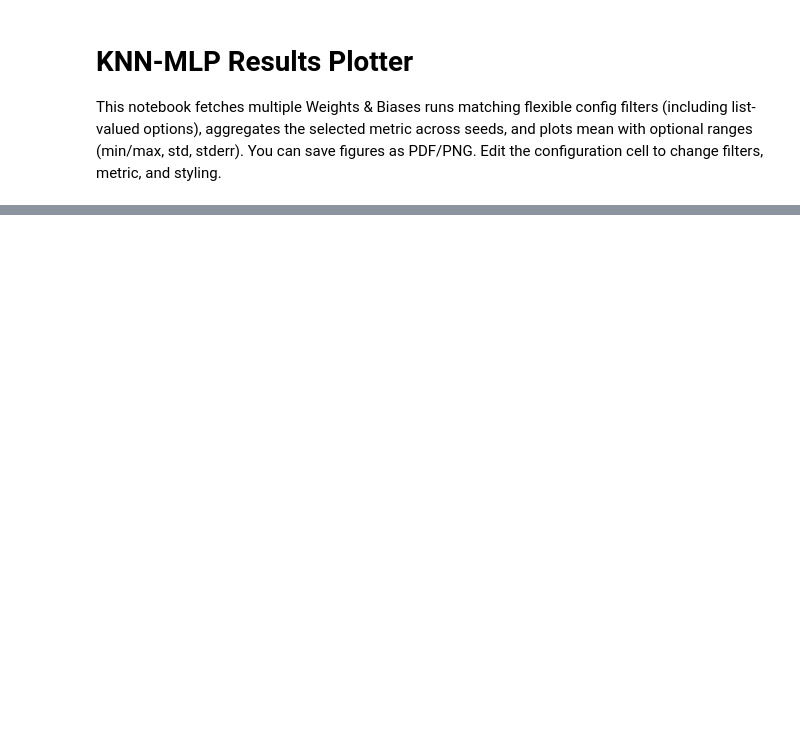
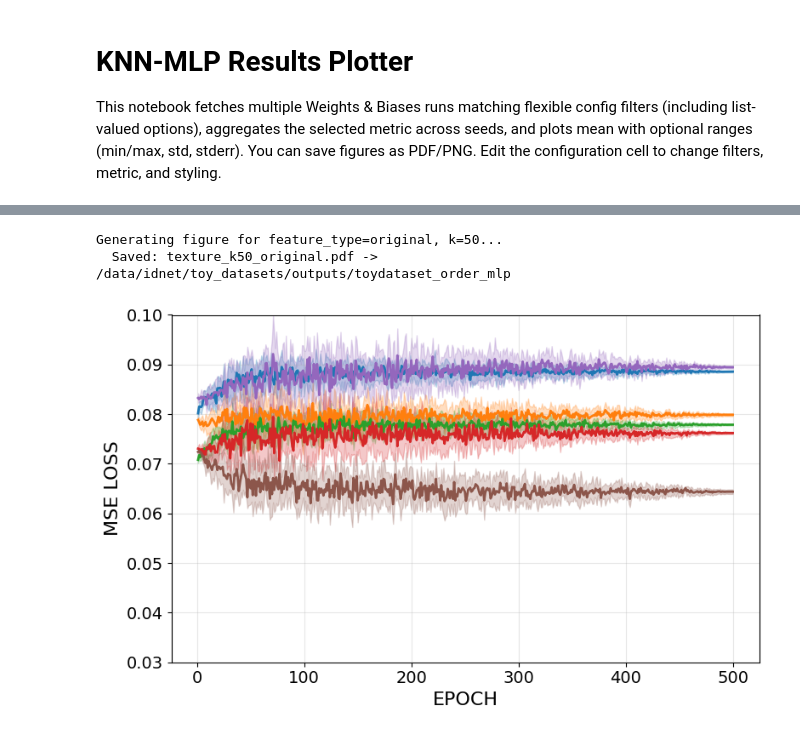
Before and after one commit to hesamaraghi/idnet, a Jupyter notebook: toy_datasets/knn_mlp_results.ipynb, the cells around one changed output, grey strips where cells are left out. Drawn from its saved outputs; the diff is of its cells as text; code cells hidden in the pictures; blank space fills up the shorter version.

```diff
--- a/toy_datasets/knn_mlp_results.ipynb
+++ b/toy_datasets/knn_mlp_results.ipynb
@@ -412,0 +725,80 @@ except Exception as e:
+# %%
+# Generate 2 figures for texture comparison at k=50
+# Figure 1: Original (Baseline) with 10 textures
+# Figure 2: Both (w/ Eigenvalues + Density) with 10 textures
+SAVE_PDF = True
+SAVE_DIR = os.path.join("outputs", "toydataset_order_mlp")
+K_VAL = 50
+
+try:
+    api = wandb.Api()
+
+    # Generate one figure per feature type
+    for feature_type in ["original", "both"]:
+        print(f"\nGenerating figure for feature_type={feature_type}, k={K_VAL}...")
+
+        # Create base filter
+        base_filter = {
+            "k": K_VAL,
+            "feature_type": feature_type,
+            "fg_image_path": TEXTURE_FILES,
+            "intensity_pos_threshold": 0.02,
+            "intensity_neg_threshold": 0.02,
+        }
+
+        # Plot using plot_metric_over_epochs
+        plot_metric_over_epochs(
+            api=api,
+            entity=ENTITY,
+            project=PROJECT,
+            base_filter=base_filter,
+            metric=METRIC,
+            range_type=RANGE_TYPE,
+            include_fill=INCLUDE_FILL,
+            alpha=ALPHA,
+            linewidth=LINEWIDTH,
+            figsize=FIGSIZE,
+            title=None,  # No title
+            grid=GRID,
+            show_legend=False,  # No legend to avoid crowding
+            color_by_key="fg_image_path",
+            color_palette=TEXTURE_COLOR_DICT,
+            label_map=None,  # No label mapping needed
+            fontsize_title=FONTSIZE_TITLE,
+            fontsize_labels=FONTSIZE_LABELS,
+            fontsize_ticks=FONTSIZE_TICKS,
+            fontsize_legend=FONTSIZE_LEGEND,
+            ylim=(0.03, 0.10),
+            x_axis="epoch",
+            x_label="EPOCH",
+            y_label="MSE LOSS",
+            use_cache=USE_CACHE,
+            refresh_cache=REFRESH_CACHE,
+            cache_dir=CACHE_DIR,
+        )
+
+        # Save figure
+        feature_label = LABEL_MAP.get(feature_type, feature_type).replace(" ", "_").replace("/", "_")
+        filename = f"texture_k{K_VAL}_{feature_type}"
+
+        if SAVE_PDF or SAVE_PNG:
+            save_current_figure(
+                save_dir=SAVE_DIR,
+                save_name=filename,
+                save_png=SAVE_PNG,
+                save_pdf=SAVE_PDF,
+                timestamp=False,
+            )
+            print(f"  Saved: {filename}.pdf -> {os.path.abspath(SAVE_DIR)}")
+
+        plt.show()
+        plt.close()
+
+except Exception as e:
+    print(f"Error generating texture comparison figures: {e}")
+    import traceback
+    traceback.print_exc()
+# %% [output]
+Generating figure for feature_type=original, k=50...
+  Saved: texture_k50_original.pdf -> /data/idnet/toy_datasets/outputs/toydataset_order_mlp
+[figure, added]
```
Also changed, not shown: parts of 28 cells of this notebook, 1 other file.
